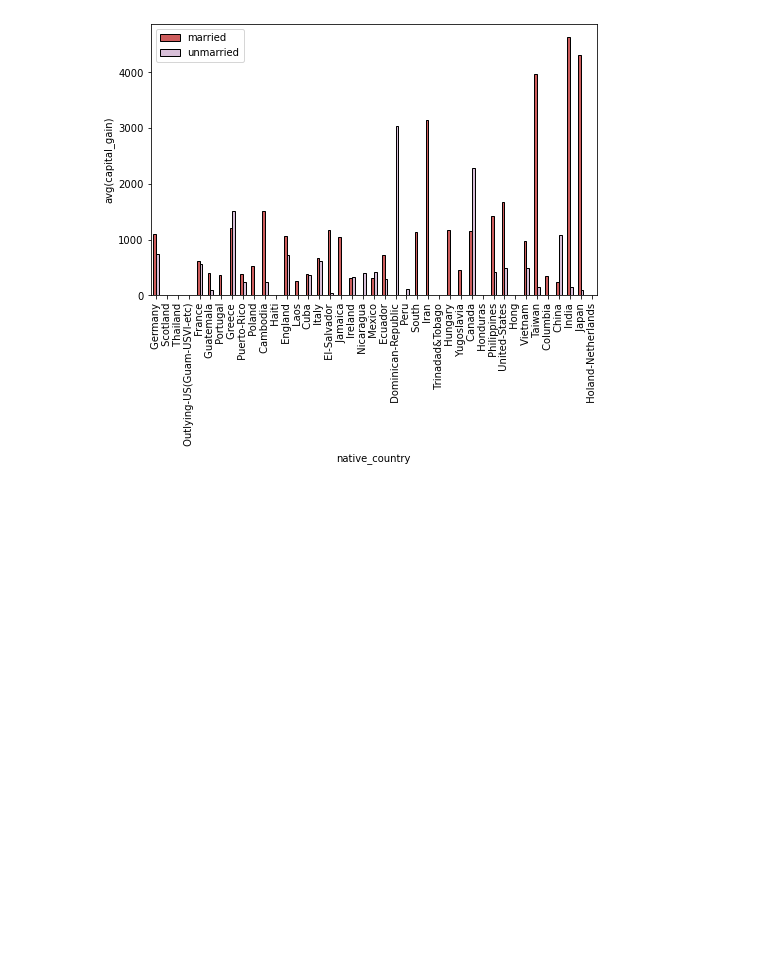
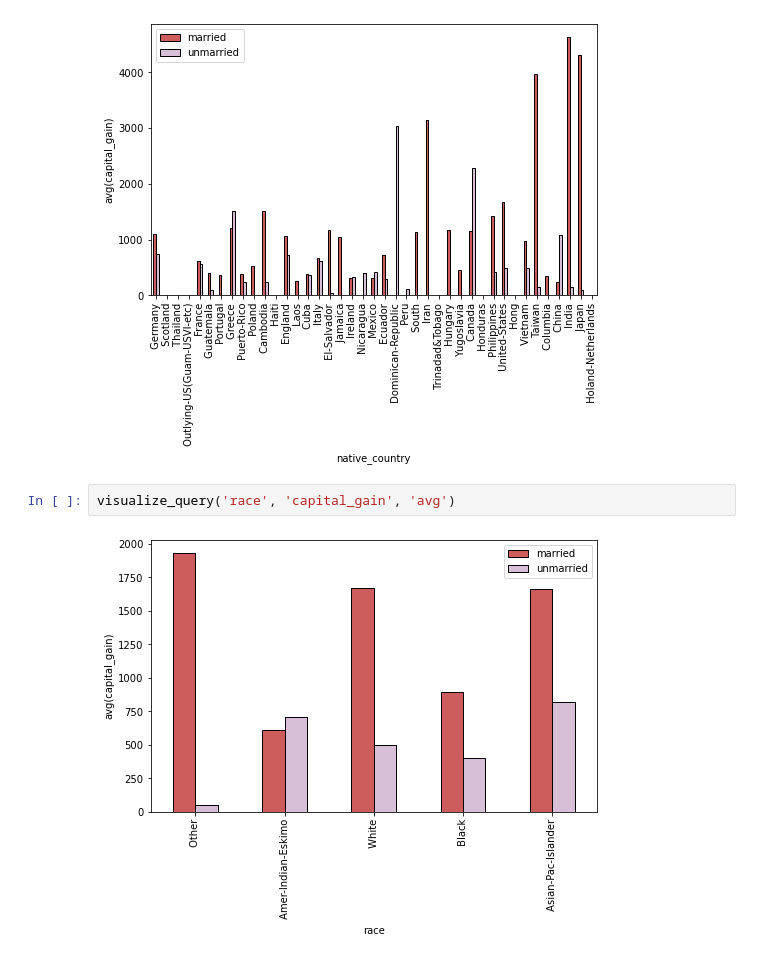
Before and after one commit to mohithakhilesh/seeDB, a Jupyter notebook: seedb.ipynb, the cells around one changed output. Saved outputs shown, nothing was run; the diff lists cells and outputs as text; blank space fills up the shorter version.

```diff
--- a/seedb.ipynb
+++ b/seedb.ipynb
@@ -301,3 +307,7 @@ for row in topK_results:
 [figure]
 [figure]
 [figure]
+# %%
+visualize_query('race', 'capital_gain', 'avg')
+# %% [output]
+[figure, added]
```
Also changed, not shown: parts of 4 cells of this notebook, 2 other files.
